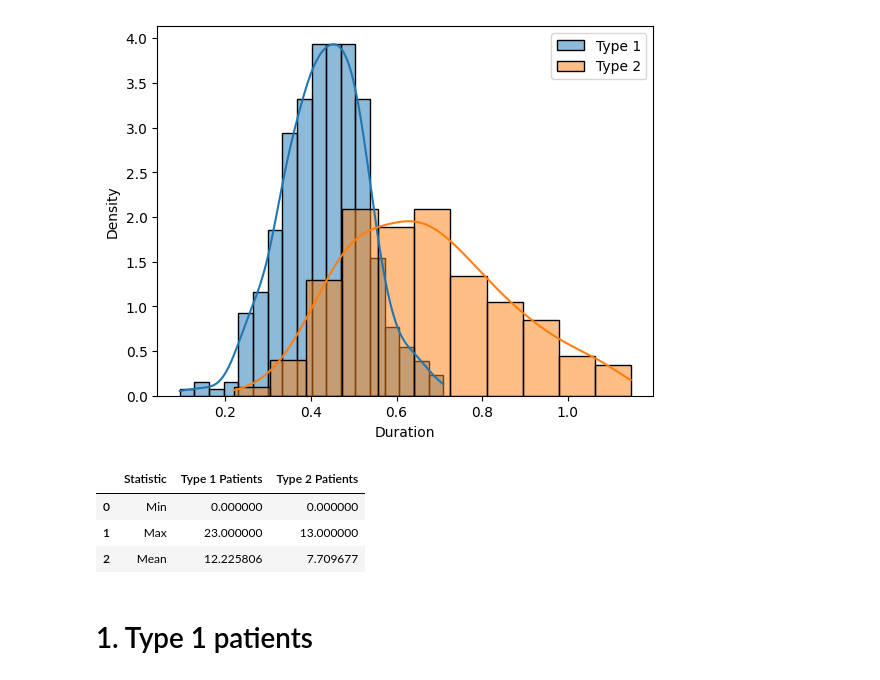
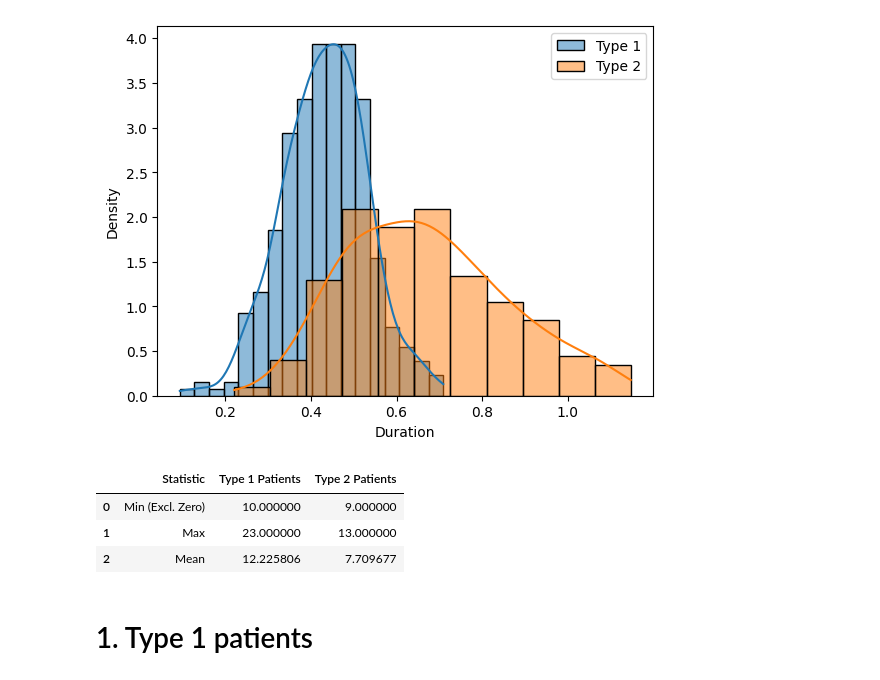
Before and after one commit to ashademeij/MRI-Facilities-Scheduling, a Jupyter notebook: DataAnalysis.ipynb, the cells around one changed output. Cells and saved outputs as stored; diff of their text form; code cells hidden in the pictures.

```diff
--- a/DataAnalysis.ipynb
+++ b/DataAnalysis.ipynb
@@ -62,26 +62,26 @@ plt.show()
 # %% [output]
 [figure]
 # %%
-# daily patient counts for Type 1 and Type 2
-daily1 = df1.groupby('Date').size()  # Number of Type 1 patients per day
-daily2 = df2.groupby('Date').size()  # Number of Type 2 patients per day
+daily1 = df1['Date'].value_counts().sort_index()  # Num of Type 1 patients / day
+daily2 = df2['Date'].value_counts().sort_index()  # Num of Type 2 patients / day
 
 all_dates = pd.date_range(start=min(df1['Date'].min(), df2['Date'].min()),
                           end=max(df1['Date'].max(), df2['Date'].max()), freq='D')
-daily1 = daily1.reindex(all_dates, fill_value=0)
-daily2 = daily2.reindex(all_dates, fill_value=0)
+
+daily1_ = daily1.reindex(all_dates, fill_value=0)
+daily2_ = daily2.reindex(all_dates, fill_value=0)
 
 stats = {
-    "Statistic": ["Min", "Max", "Mean"],
-    "Type 1 Patients": [daily1.min(), daily1.max(), daily1.mean()],
-    "Type 2 Patients": [daily2.min(), daily2.max(), daily2.mean()]
+    "Statistic": ["Min (Excl. Zero)", "Max", "Mean"],
+    "Type 1 Patients": [daily1[daily1 > 0].min(), daily1_.max(), daily1_.mean()],
+    "Type 2 Patients": [daily2[daily2 > 0].min(), daily2_.max(), daily2_.mean()]
 }
 
 stats_table = pd.DataFrame(stats)
 stats_table.head()
 # %% [output]
 |  | Statistic | Type 1 Patients | Type 2 Patients |
-| 0 | Min | 0.000000 | 0.000000 |
+| 0 | Min (Excl. Zero) | 10.000000 | 9.000000 |
 | 1 | Max | 23.000000 | 13.000000 |
 | 2 | Mean | 12.225806 | 7.709677 |
 # %% [markdown]
```
